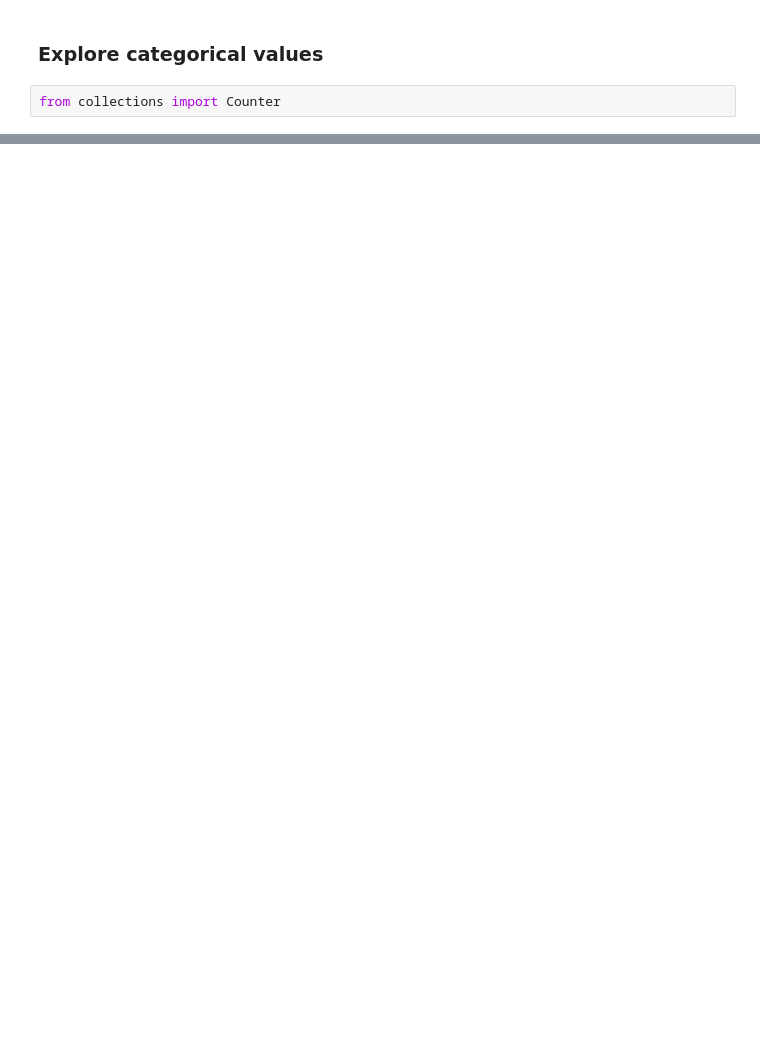
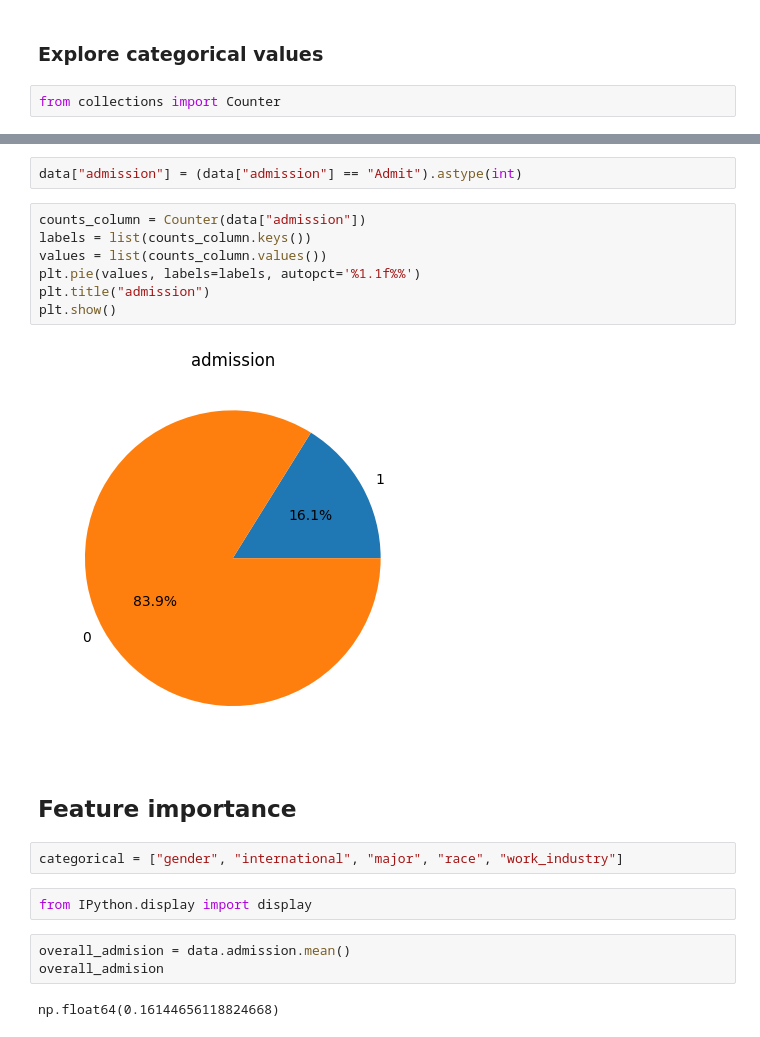
Before and after one commit to KatePril/admission-prediction, a Jupyter notebook: notebook.ipynb, the cells around one changed output, grey strips where cells are left out. Drawn from its saved outputs; the diff is of its cells as text; blank space fills up the shorter version.

```diff
--- a/notebook.ipynb
+++ b/notebook.ipynb
@@ -114,0 +151,22 @@ for category in categorical:
+# %%
+data["admission"] = (data["admission"] == "Admit").astype(int)
+# %%
+counts_column = Counter(data["admission"])
+labels = list(counts_column.keys())
+values = list(counts_column.values())
+plt.pie(values, labels=labels, autopct='%1.1f%%')
+plt.title("admission")
+plt.show()
+# %% [output]
+[figure, added]
+# %% [markdown]
+## Feature importance
+# %%
+categorical = ["gender", "international", "major", "race", "work_industry"]
+# %%
+from IPython.display import display
+# %%
+overall_admision = data.admission.mean()
+overall_admision
+# %% [output]
+np.float64(0.16144656118824668)
```
Also changed, not shown: parts of 19 cells of this notebook.
